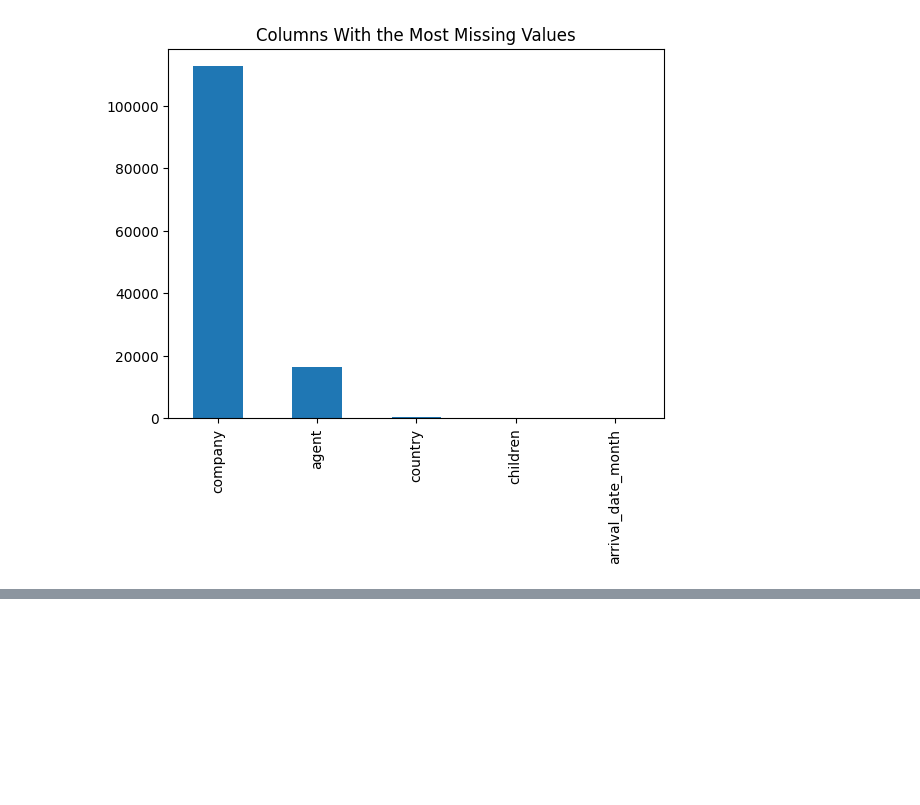
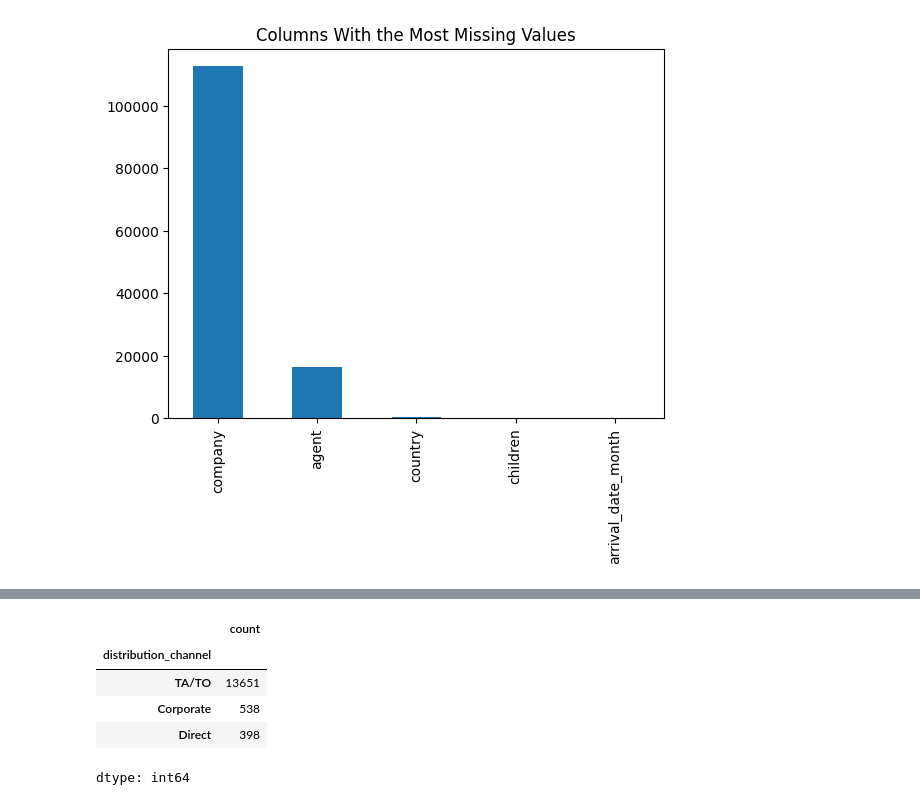
Before and after one commit to lnc2131/BA305-A1---hotel-bookings, a Jupyter notebook: 01_data_exploration.ipynb, the cells around one changed output, grey strips where cells are left out. Saved outputs shown, nothing was run; the diff lists cells and outputs as text; code cells hidden in the pictures; blank space fills up the shorter version.

```diff
--- a/01_data_exploration.ipynb
+++ b/01_data_exploration.ipynb
@@ -35,0 +54,9 @@ plt.show()
+# %%
+df[df['deposit_type'] == 'Non Refund']['distribution_channel'].value_counts()
+# %% [output]
+|  | count |
+| distribution_channel |  |
+| TA/TO | 13651 |
+| Corporate | 538 |
+| Direct | 398 |
+dtype: int64
```
Also changed, not shown: parts of 2 cells of this notebook.
